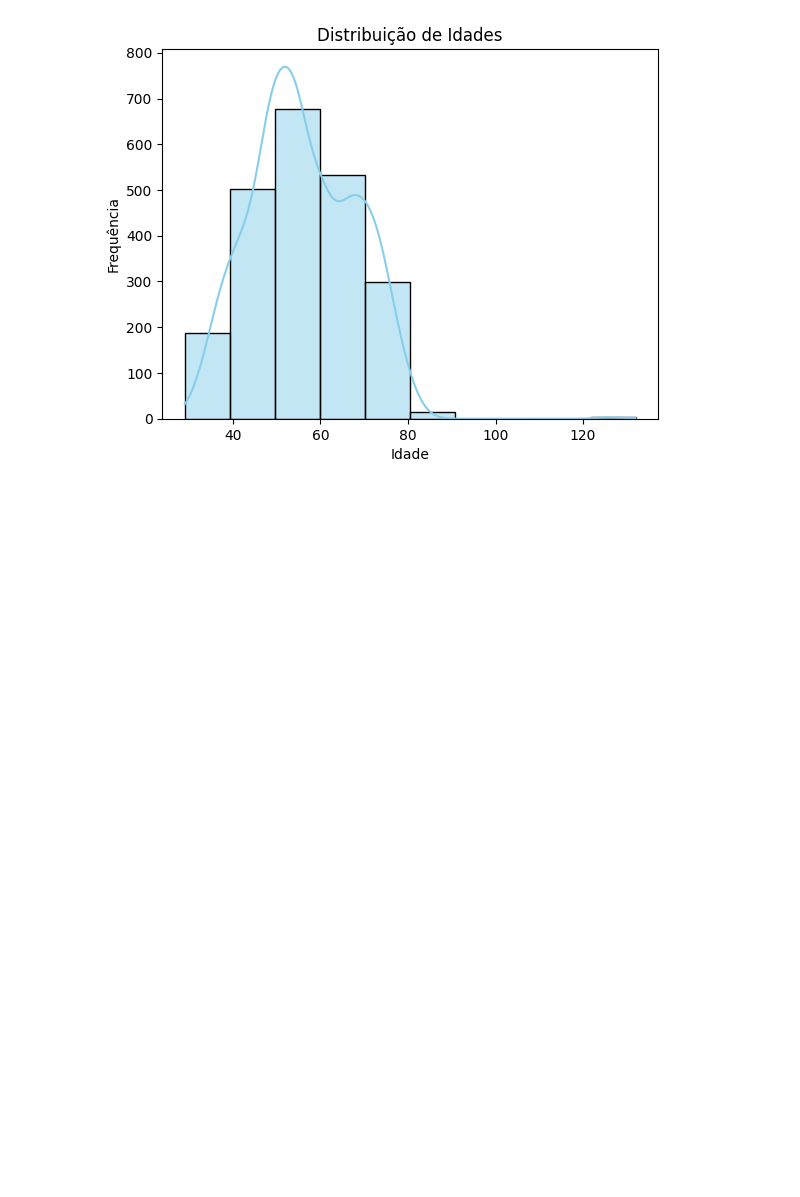
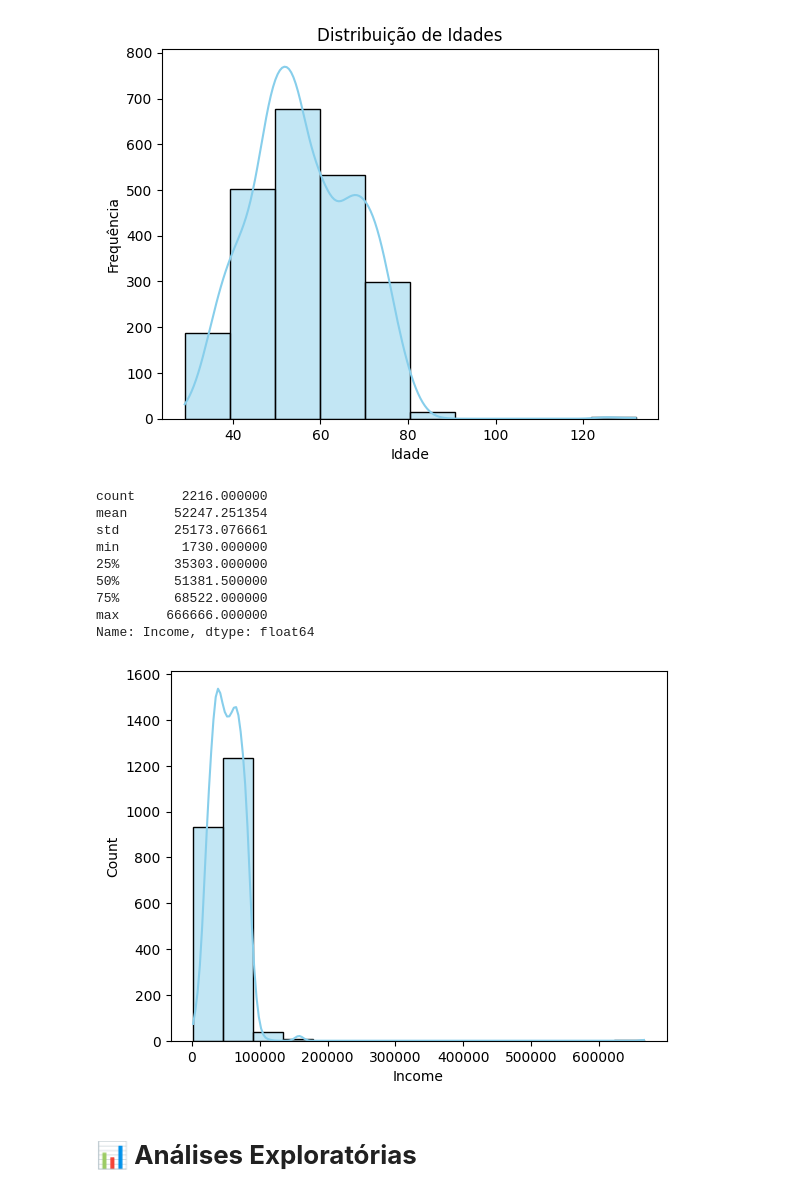
Before and after one commit to Brunoassis55/Data-Analysis-with-Python, a Jupyter notebook: Customer Personality Analysis/Customer Personality Analysis.ipynb, the cells around one changed output. Saved outputs shown, nothing was run; the diff lists cells and outputs as text; code cells hidden in the pictures; blank space fills up the shorter version.

```diff
--- a/Customer Personality Analysis/Customer Personality Analysis.ipynb
+++ b/Customer Personality Analysis/Customer Personality Analysis.ipynb
@@ -168,3 +168,24 @@ plt.ylabel('Frequência')
 plt.show()
 # %% [output]
 [figure]
+# %%
+# Usando a função cut para adicionar uma coluna de faixa etaria
+bins = [29, 39, 49, 59, 69, 79, 132]
+labels = ['29-39', '40-49', '50-59', '60-69', '70-79', '+80']
+df['Range Age'] = pd.cut(df['Age'], bins=bins, labels=labels, right=False)
+# %%
+# Analisando a distribuição de frequência dos slários para escolher o melhor range e criar colunas
+print(df['Income'].describe())
+sns.histplot(df['Income'], kde=True, bins=15, color='skyblue')
+plt.show()
+# %% [output]
+count      2216.000000
+mean      52247.251354
+std       25173.076661
+min        1730.000000
+25%       35303.000000
+50%       51381.500000
+75%       68522.000000
+max      666666.000000
+Name: Income, dtype: float64
+[figure, added]
@@ -170,0 +197,2 @@ plt.show()
+# %% [markdown]
+# **📊 Análises Exploratórias**
```
Also changed, not shown: parts of 4 cells of this notebook.
